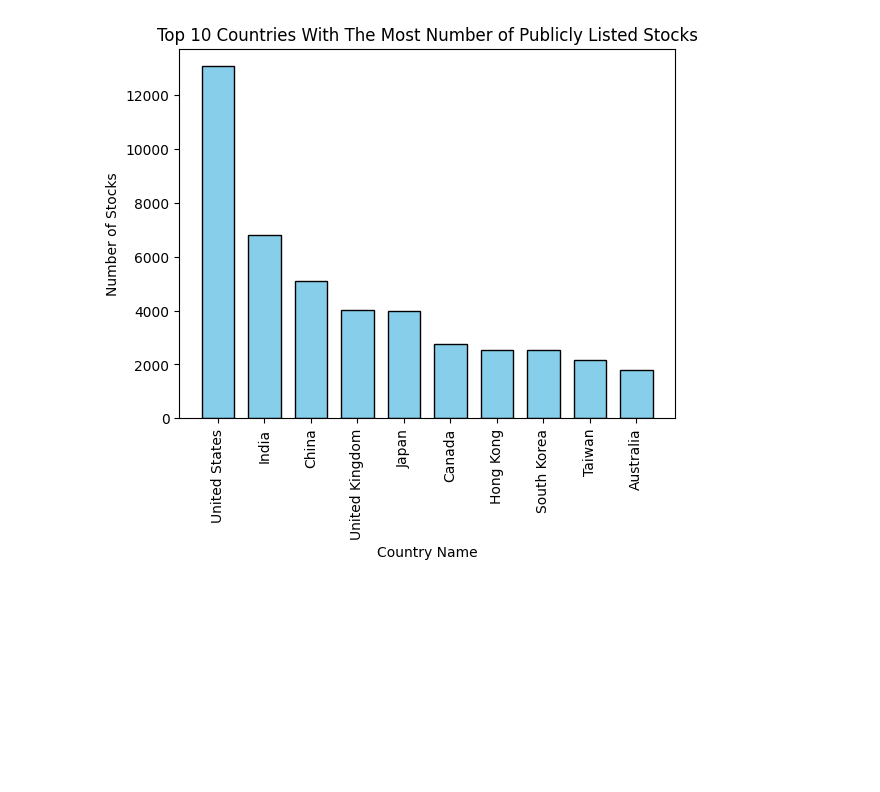
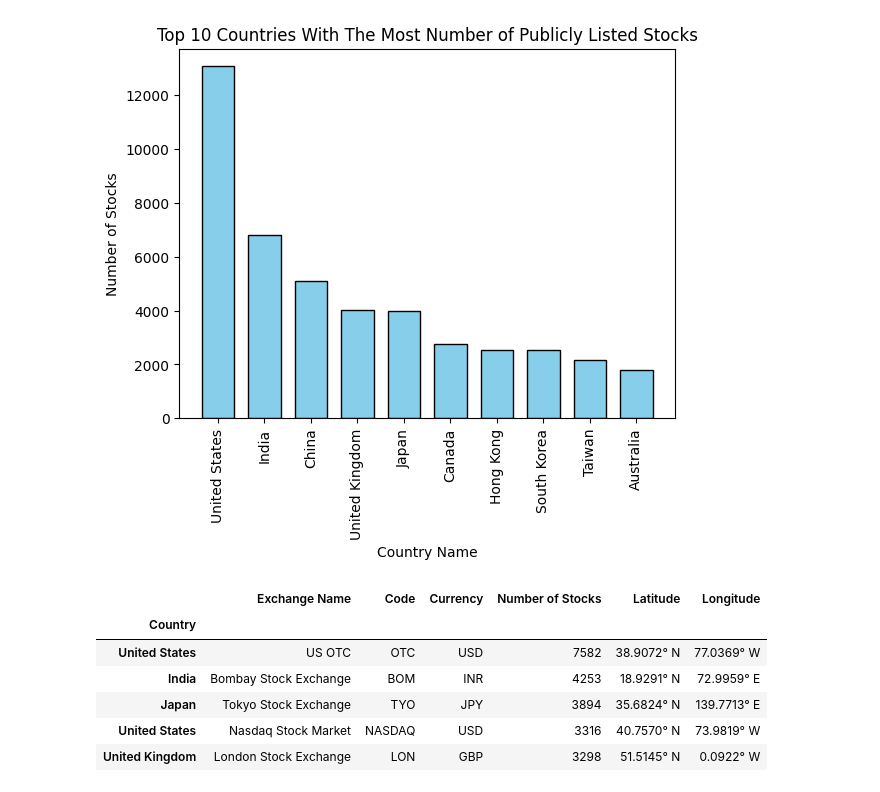
Before and after one commit to divarnold/ECON148-ApplicationofContent, a Jupyter notebook: GlobalVisualExchange.ipynb, the cells around one changed output. Cells and saved outputs as stored; diff of their text form; code cells hidden in the pictures; blank space fills up the shorter version.

```diff
--- a/GlobalVisualExchange.ipynb
+++ b/GlobalVisualExchange.ipynb
@@ -200,3 +197,20 @@ top10CountriesbarGraph()
 # %% [output]
 <Axes: title={'center': 'Top 10 Countries With The Most Number of Publicly Listed Stocks'}, xlabel='Country Name', ylabel='Number of Stocks'>
 [figure]
+# %%
+#Set Index
+mappingDataFrame = mergedStockExchangeData.set_index("Country").copy()
+mappingDataFrame.head()
+#mappingDataFrame[["Exchange Name", "Latitude", "Longitude"]]
+#Grab each row, I have latitude and longitude, plot on a map
+# Label Exchange Name and Number of Stocks when you hover over the point
+#fig = px.scatter_geo(mappingDataFrame, lat="Latitude", lon="Longitude", hover_name="Exchange Name", size="Number of Stocks", color="Number of Stocks", projection="natural earth")
+#fig.show()
+# %% [output]
+|  | Exchange Name | Code | Currency | Number of Stocks | Latitude | Longitude |
+| Country |  |  |  |  |  |  |
+| United States | US OTC | OTC | USD | 7582 | 38.9072° N | 77.0369° W |
+| India | Bombay Stock Exchange | BOM | INR | 4253 | 18.9291° N | 72.9959° E |
+| Japan | Tokyo Stock Exchange | TYO | JPY | 3894 | 35.6824° N | 139.7713° E |
+| United States | Nasdaq Stock Market | NASDAQ | USD | 3316 | 40.7570° N | 73.9819° W |
+| United Kingdom | London Stock Exchange | LON | GBP | 3298 | 51.5145° N | 0.0922° W |
```
Also changed, not shown: parts of 3 cells of this notebook.
